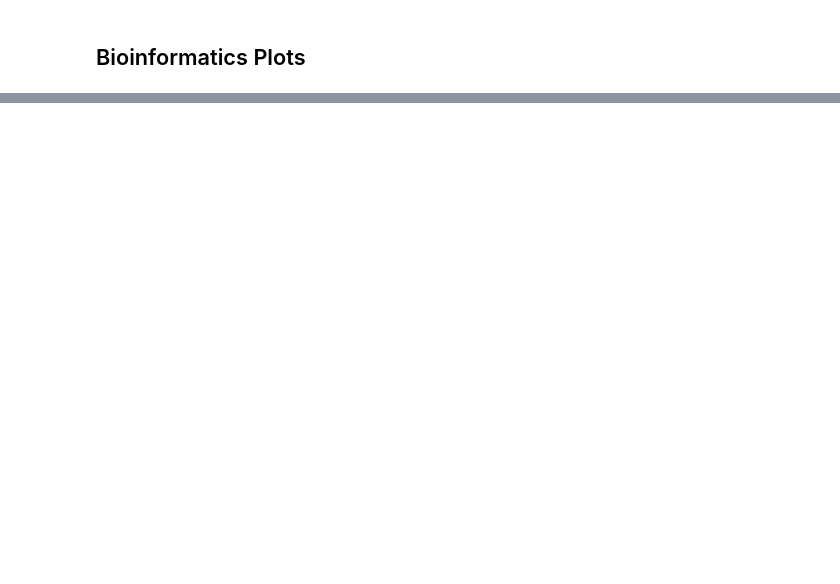
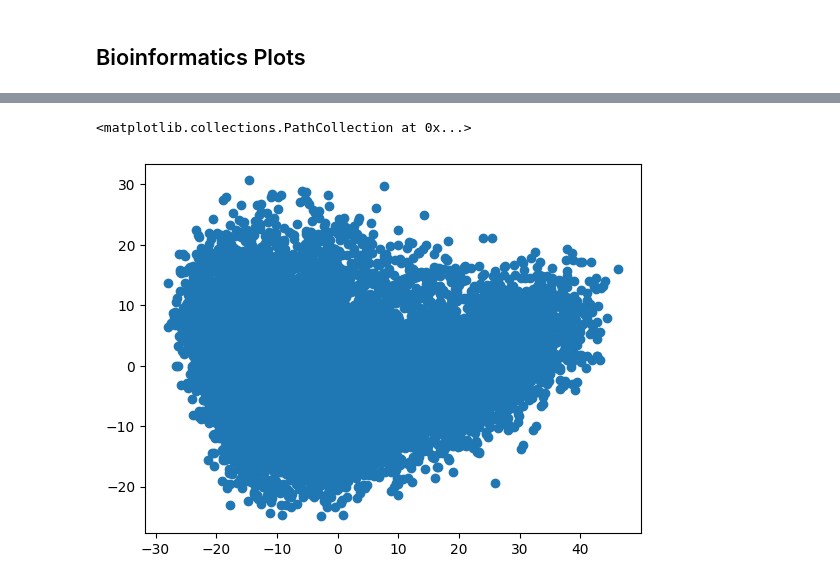
Before and after one commit to catskillsresearch/broad-3-catskills, a Jupyter notebook: ExploreData.ipynb, the cells around one changed output, grey strips where cells are left out. Saved outputs shown, nothing was run; the diff lists cells and outputs as text; code cells hidden in the pictures; blank space fills up the shorter version.

```diff
--- a/ExploreData.ipynb
+++ b/ExploreData.ipynb
@@ -273,0 +207,3 @@ generate_bioinformatics_plots(df[0:1000])
+# %%
+indices = np.random.permutation(len(X_train))[:10000]  # No array copy
+X = X_train[indices]
@@ -273,0 +229,8 @@ generate_bioinformatics_plots(df[0:1000])
+# %%
+from sklearn.decomposition import PCA
+pca = PCA(n_components=3)
+reduced = pca.fit_transform(X)
+plt.scatter(reduced[:,0], reduced[:,1])
+# %% [output]
+<matplotlib.collections.PathCollection at 0x...>
+[figure, added]
```
Also changed, not shown: parts of 37 cells of this notebook, 1 other file.
